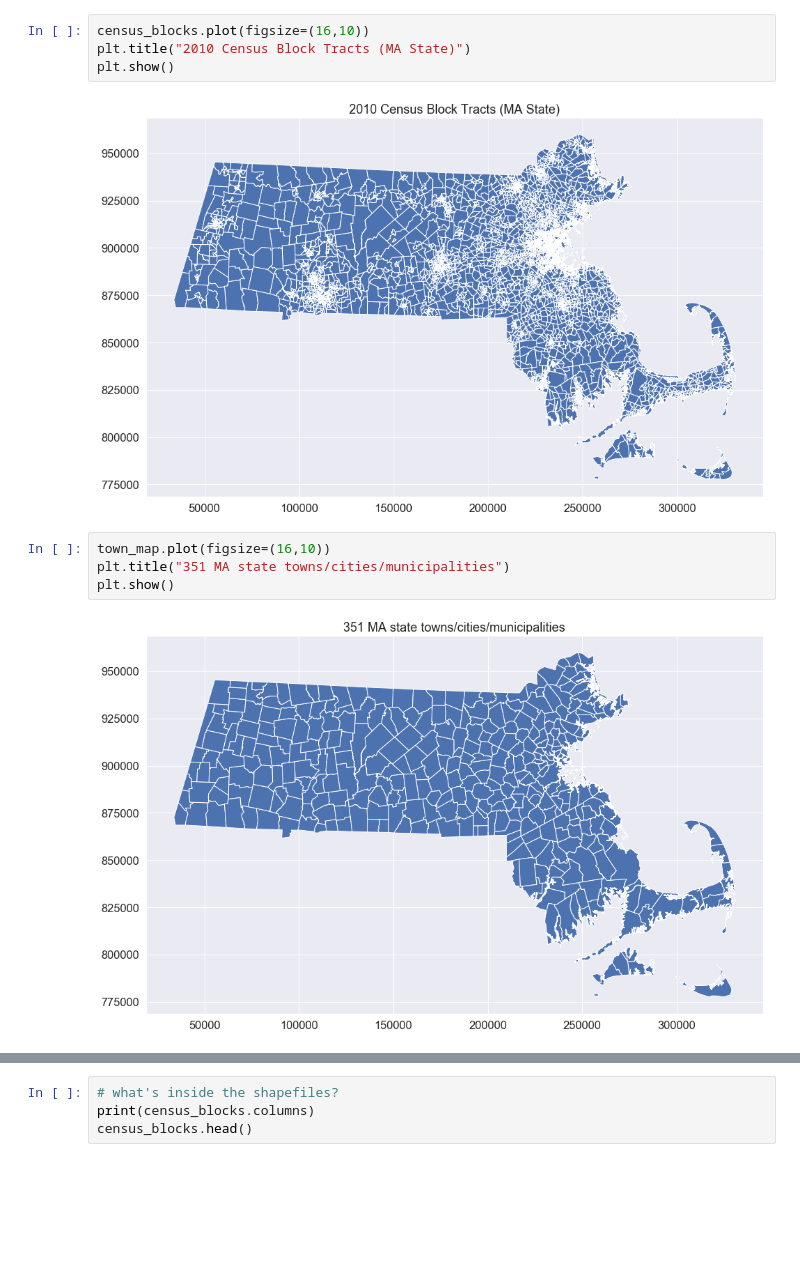
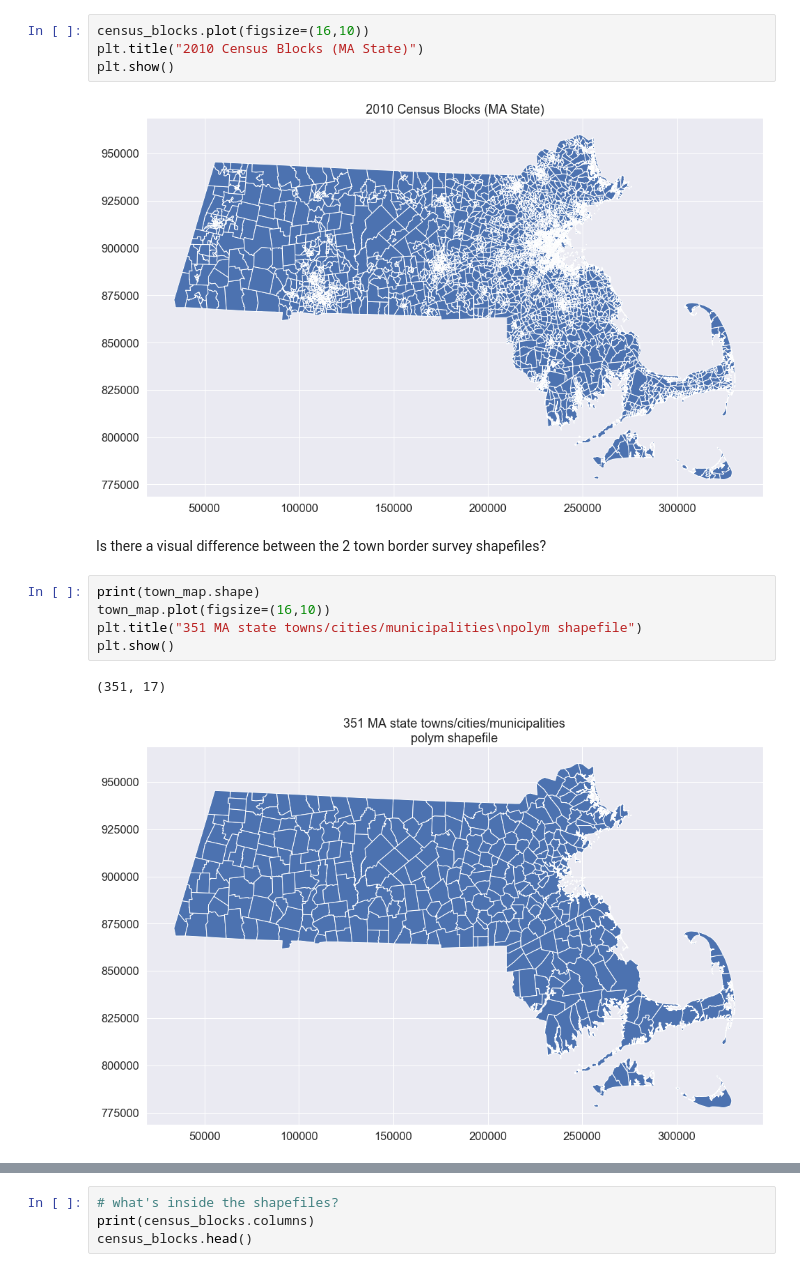
Before and after one commit to darya-akimova/biobot_insight_project, a Jupyter notebook: code/cleaning_and_eda/notebook_3_ma_census_block_and_town_match.ipynb, the cells around one changed output, grey strips where cells are left out. Saved outputs shown, nothing was run; the diff lists cells and outputs as text; blank space fills up the shorter version.

```diff
--- a/code/cleaning_and_eda/notebook_3_ma_census_block_and_town_match.ipynb
+++ b/code/cleaning_and_eda/notebook_3_ma_census_block_and_town_match.ipynb
@@ -24,12 +35,16 @@ town_map = gpd.read_file("../../data/raw_data/shapefiles_and_geography_related/t
 # %%
 census_blocks.plot(figsize=(16,10))
-plt.title("2010 Census Block Tracts (MA State)")
+plt.title("2010 Census Blocks (MA State)")
 plt.show()
 # %% [output]
-[figure, old version]
+[figure, new version]
+# %% [markdown]
+Is there a visual difference between the 2 town border survey shapefiles?
 # %%
+print(town_map.shape)
 town_map.plot(figsize=(16,10))
-plt.title("351 MA state towns/cities/municipalities")
+plt.title("351 MA state towns/cities/municipalities\npolym shapefile")
 plt.show()
 # %% [output]
+(351, 17)
-[figure, old version]
+[figure, new version]
```
Also changed, not shown: parts of 39 cells of this notebook, 5 other files.
